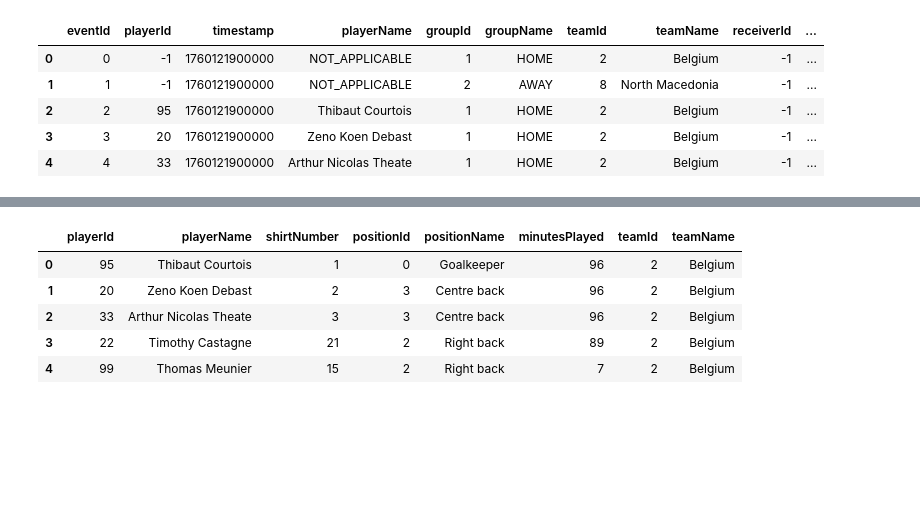
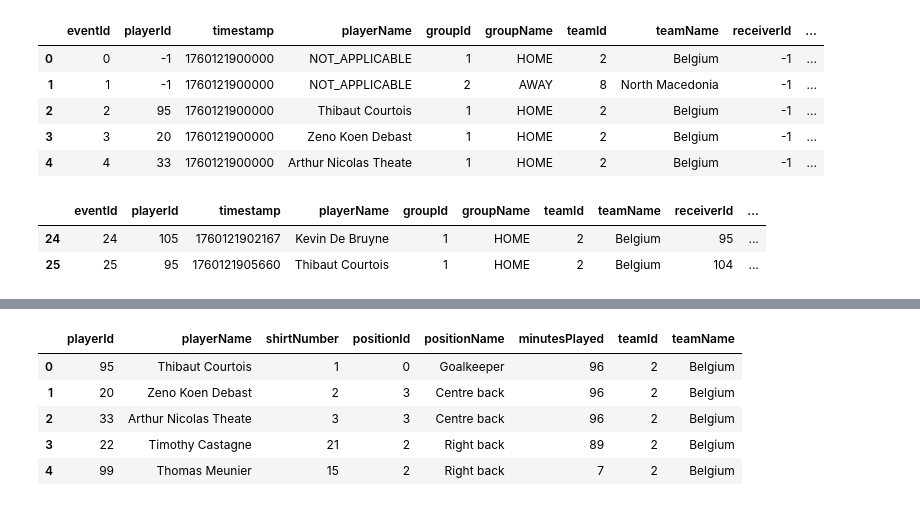
Before and after one commit to MarijnSt/belgium-north-macedonia-analysis, a Jupyter notebook: notebooks/data_exploration.ipynb, the cells around one changed output, grey strips where cells are left out. Cells and saved outputs as stored; diff of their text form; code cells hidden in the pictures; blank space fills up the shorter version.

```diff
--- a/notebooks/data_exploration.ipynb
+++ b/notebooks/data_exploration.ipynb
@@ -54,3 +55,9 @@ events_data.head()
 | 2 | 2 | 95 | 1760121900000 | Thibaut Courtois | 1 | HOME | 2 | Belgium | -1 | ... |
 | 3 | 3 | 20 | 1760121900000 | Zeno Koen Debast | 1 | HOME | 2 | Belgium | -1 | ... |
 | 4 | 4 | 33 | 1760121900000 | Arthur Nicolas Theate | 1 | HOME | 2 | Belgium | -1 | ... |
+# %%
+events_data[events_data["baseTypeName"] == "PASS"].head(2)
+# %% [output]
+|  | eventId | playerId | timestamp | playerName | groupId | groupName | teamId | teamName | receiverId | ... |
+| 24 | 24 | 105 | 1760121902167 | Kevin De Bruyne | 1 | HOME | 2 | Belgium | 95 | ... |
+| 25 | 25 | 95 | 1760121905660 | Thibaut Courtois | 1 | HOME | 2 | Belgium | 104 | ... |
```
Also changed, not shown: parts of 23 cells of this notebook.
